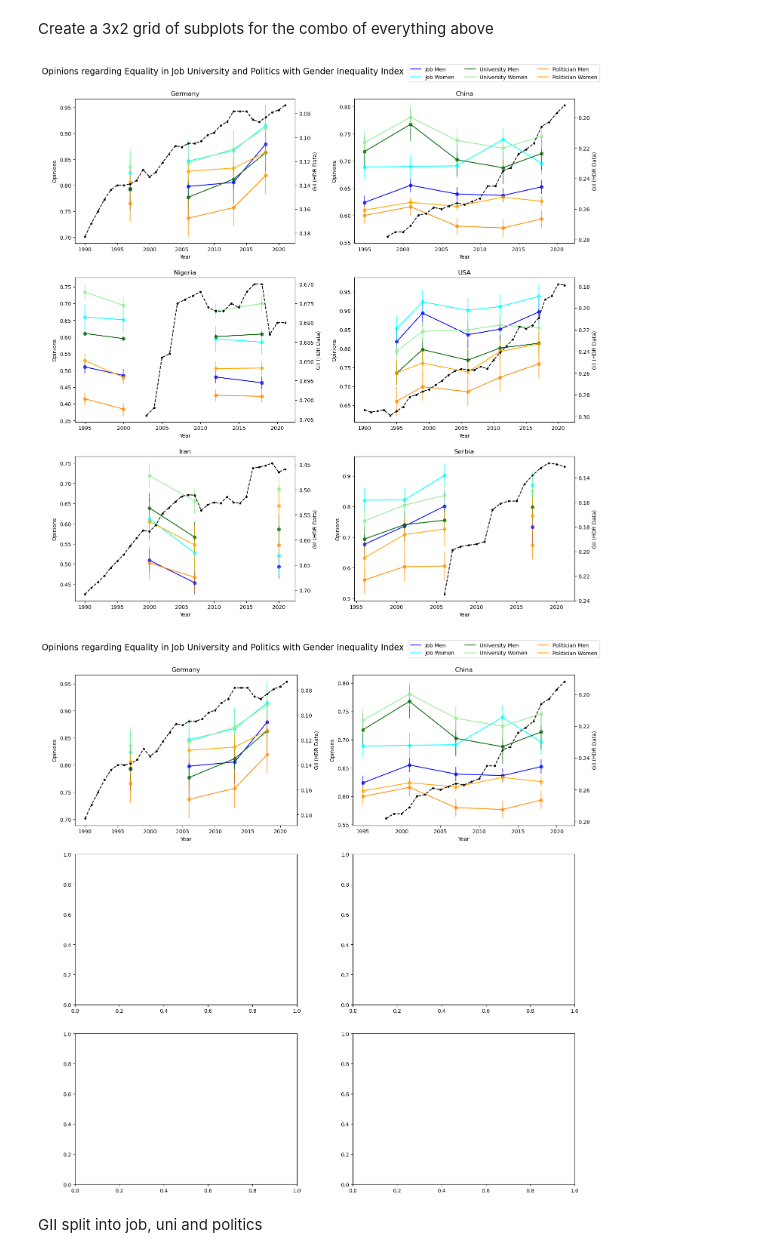
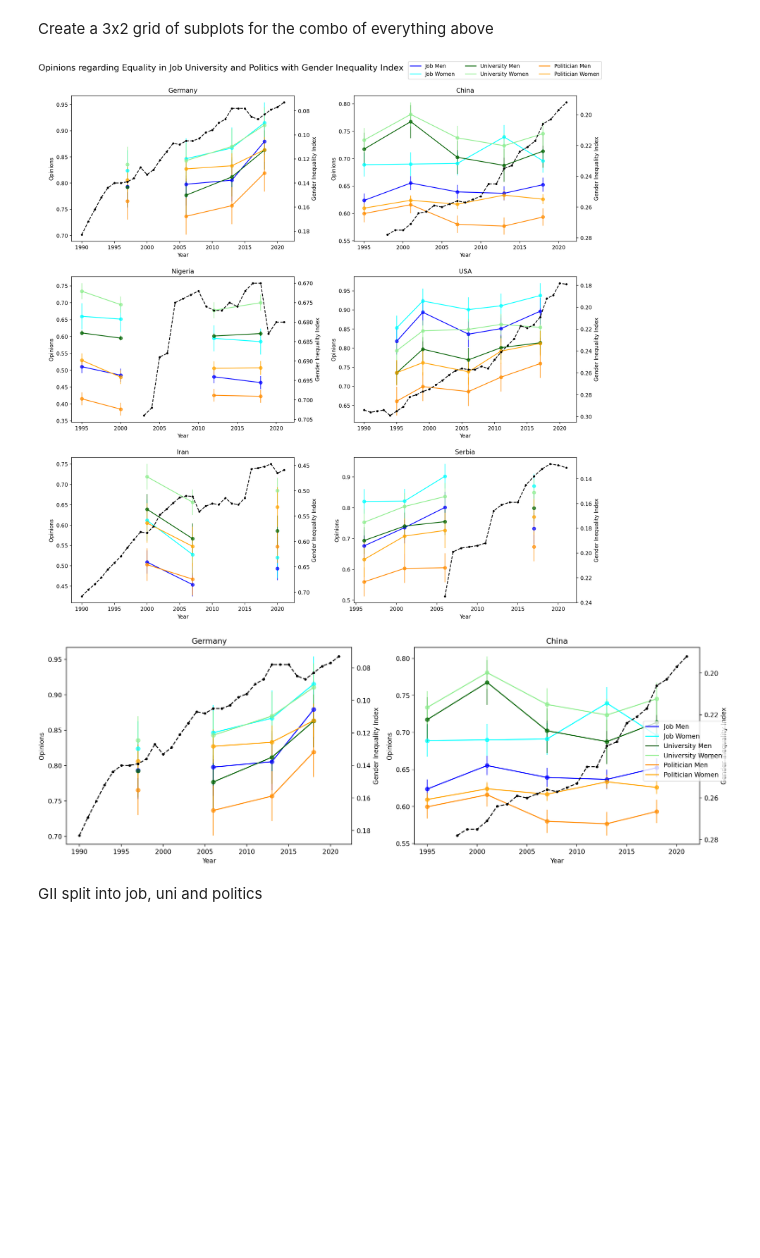
Before and after one commit to BeTheMaster/WorldGenderValues, a Jupyter notebook: src/02_visualize_reality_check.ipynb, the cells around one changed output. Drawn from its saved outputs; the diff is of its cells as text; code cells hidden in the pictures; blank space fills up the shorter version.

Commit message:
tueplots for final line plot

```diff
--- a/src/02_visualize_reality_check.ipynb
+++ b/src/02_visualize_reality_check.ipynb
@@ -302,6 +282,10 @@ Make a function
 # %%
 def plot_country_comparison(country_data, country_name, ax=None):
     # Convert GII values to float, handling 'NAN'
+
+
+    #plt.rcParams.update(figsizes.icml2022_full())
+
     gii_values = np.array([float(val) if val != 'NAN' else np.nan for val in country_data['hdr_data'][0][0]])
     years_gii = country_data['hdr_data'][0][1]
 
@@ -337,13 +321,13 @@ def plot_country_comparison(country_data, country_name, ax=None):
     ax2 = ax.twinx()
     ax2.invert_yaxis()
     # Plot GII values on the right y-axis
-    ax2.plot(years_gii, gii_values, marker='.', label='GII (HDR Data)', linestyle='--', color='black')
+    ax2.plot(years_gii, gii_values, marker='.', label='Gender Inequality Index', linestyle='--', color='black')
 
-    ax2.set_ylabel('GII (HDR Data)')
+    ax2.set_ylabel('Gender Inequality Index')
 
     if ax is None:
         labels = ['Job Male', 'Job Female', 'University Male', 'University Female', 'Politician Male', 'Politician Female']
-        ax.legend(loc='upper right', bbox_to_anchor=(0.99, 0.04), ncol=3, labels=labels)
+        ax.legend(loc='upper right', bbox_to_anchor=(0.99, 0.02), ncol=3, labels=labels)
 
         ax.set_title(f'{country_name}: Comparison of GII and Opinions with Lines and Error Bars')
 
@@ -388,7 +485,7 @@ pakistan_data =  {
 # %% [markdown]
 Create a 3x2 grid of subplots for the combo of everything above
 # %%
-save=True
+save=False
 
 fig, axes = plt.subplots(nrows=3, ncols=2, figsize=(15, 15))
 axes = axes.flatten()
@@ -409,40 +506,42 @@ fig.legend(loc='upper right', bbox_to_anchor=(0.99, 0.999), ncol=3, labels=label
 plt.tight_layout(pad=2)
 
 if save:
-    fig.savefig('..\\plots\\line\\comparison_plot_inverted_gii.svg')
-    fig.savefig('..\\plots\\line\\comparison_plot_inverted_gii.pdf')
+    fig.savefig('..\\plots\\line\\comparison_plot_inverted_gii_all.svg')
+    fig.savefig('..\\plots\\line\\comparison_plot_inverted_gii_all.pdf')
 
 plt.show()
 # %% [output]
-[figure, old version]
+[figure, new version]
 # %%
-save=True
+save=False
 
-fig, axes = plt.subplots(nrows=1, ncols=2, figsize=(15, 15))
+fig, axes = plt.subplots(nrows=1, ncols=2, figsize=(15, 5))
 axes = axes.flatten()
 
 # Plot each country on its corresponding subplot
 countries = ['Germany', 'China']
 for i, country in enumerate(countries):
     ax = axes[i]
     ax = plot_country_comparison(globals()[f"{country.lower()}_data"], country, ax)
 
 # Add common legend and title
 labels = ['Job Men', 'Job Women',
           'University Men', 'University Women',
-          'Politician Men', 'Politician Women']
-fig.suptitle('Opinions regarding Equality in Job University and Politics with Gender Inequality Index' , fontsize=16, x=0.32, y=0.99)
-fig.legend(loc='upper right', bbox_to_anchor=(0.99, 0.999), ncol=3, labels=labels)
+          'Politician Men', 'Politician Women']#,
+          #'GII']
+#fig.suptitle('Opinions regarding Equality in Job University and Politics with Gender Inequality Index' , fontsize=16, x=0.32, y=0.99)
+#fig.legend(loc='upper right', bbox_to_anchor=(0.99, 0.999), ncol=3, labels=labels)
+fig.legend(loc='right', labels=labels)
 
-plt.tight_layout(pad=2)
+#plt.tight_layout(pad=2)
 
 if save:
-    fig.savefig('..\\plots\\line\\comparison_plot_inverted_gii.svg')
-    fig.savefig('..\\plots\\line\\comparison_plot_inverted_gii.pdf')
+    fig.savefig('..\\plots\\line\\comparison_plot_inverted_gii_china_germany.svg')
+    fig.savefig('..\\plots\\line\\comparison_plot_inverted_gii_china_germany.pdf')
 
 plt.show()
 # %% [output]
-[figure, old version]
+[figure, new version]
 # %% [markdown]
 GII split into job, uni and politics
 # %%
```
Also changed, not shown: parts of 7 cells of this notebook, 7 other files.
